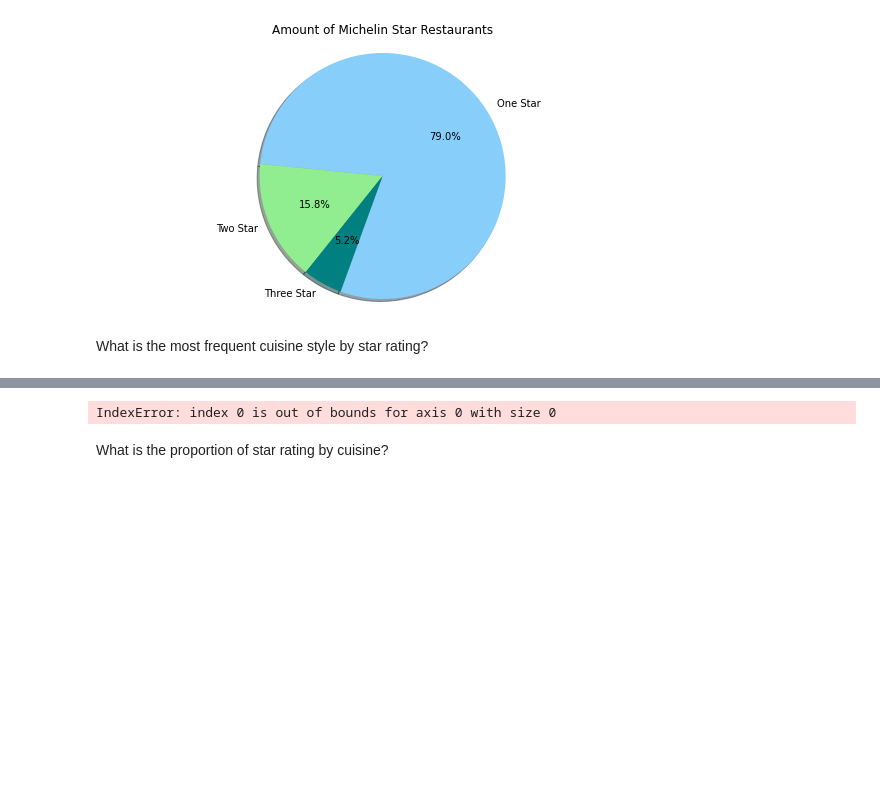
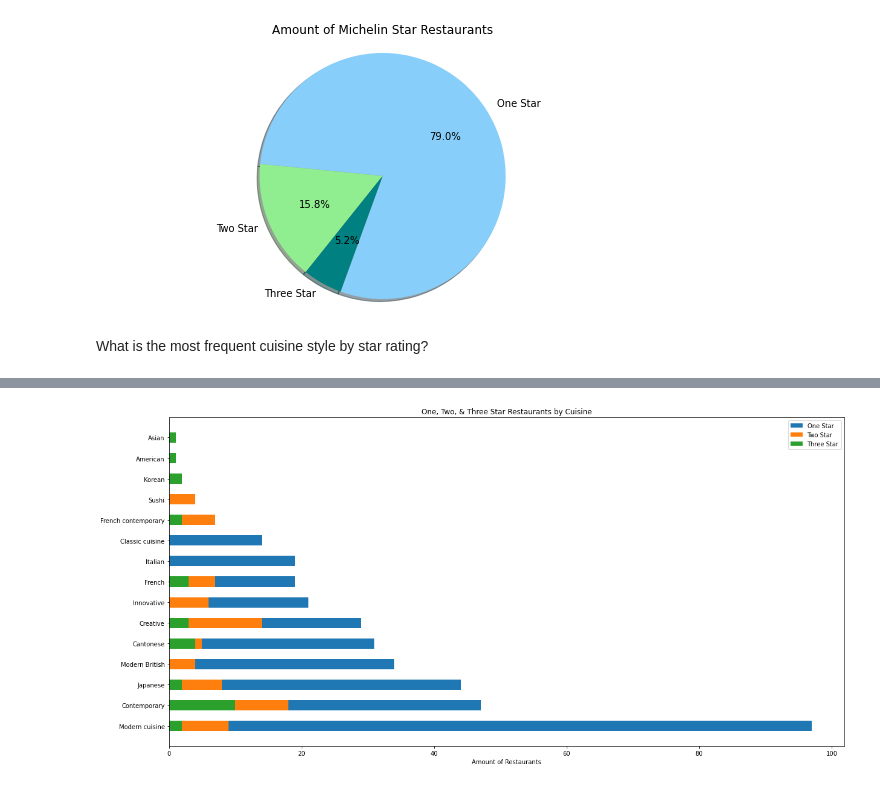
Before and after one commit to EI-github/smu_project1_michelinrestaurants, a Jupyter notebook: Megan_Work/Data_Analysis_Adams.ipynb, the cells around one changed output, grey strips where cells are left out. Drawn from its saved outputs; the diff is of its cells as text; code cells hidden in the pictures; blank space fills up the shorter version.

Commit message:
Update Data_Analysis_Adams
Added stacked bar chart with cuisine by star rating

```diff
--- a/Megan_Work/Data_Analysis_Adams.ipynb
+++ b/Megan_Work/Data_Analysis_Adams.ipynb
@@ -140,0 +155,6 @@ What is the most frequent cuisine style by star rating?
+# %%
+mask= df["Michelin Star Count"]==1
+one_star = df.value_counts(df.cuisine.loc[mask]).reset_index()
+one_star.columns= ["cuisine", "count"]
+one_star_top=one_star.head(10)
+one_star_top
@@ -140,0 +173,6 @@ What is the most frequent cuisine style by star rating?
+# %%
+mask= df["Michelin Star Count"]==2
+two_star = df.value_counts(df.cuisine.loc[mask]).reset_index()
+two_star.columns= ["cuisine", "count"]
+two_star_top=two_star.head(10)
+two_star_top
@@ -140,0 +191,6 @@ What is the most frequent cuisine style by star rating?
+# %%
+mask= df["Michelin Star Count"]==3
+three_star = df.value_counts(df.cuisine.loc[mask]).reset_index()
+three_star.columns= ["cuisine", "count"]
+three_star_top=three_star.head(10)
+three_star_top
@@ -141,8 +209,12 @@ What is the most frequent cuisine style by star rating?
 # %%
-cuisine_star = df.groupby("cuisine").agg(df["Michelin Star Count"])
-cuisine_star.columns= ["Cuisine Type", "Star"]
-cuisine_star
+#Stacked Bar Chart
+plt.figure(figsize=(20,10))
+plt.barh(one_star_top["cuisine"], one_star_top["count"], 0.5, label= "One Star")
+plt.barh(two_star_top["cuisine"], two_star_top["count"], 0.5, label= "Two Star")
+plt.barh(three_star_top["cuisine"], three_star_top["count"], 0.5, label= "Three Star")
+plt.xlabel("Amount of Restaurants")
+plt.title("One, Two, & Three Star Restaurants by Cuisine")
+plt.legend()
+plt.show()
 # %% [output]
-IndexError: index 0 is out of bounds for axis 0 with size 0
+[figure, added]
-# %% [markdown]
-What is the proportion of star rating by cuisine?
```
Also changed, not shown: parts of 4 cells of this notebook.
